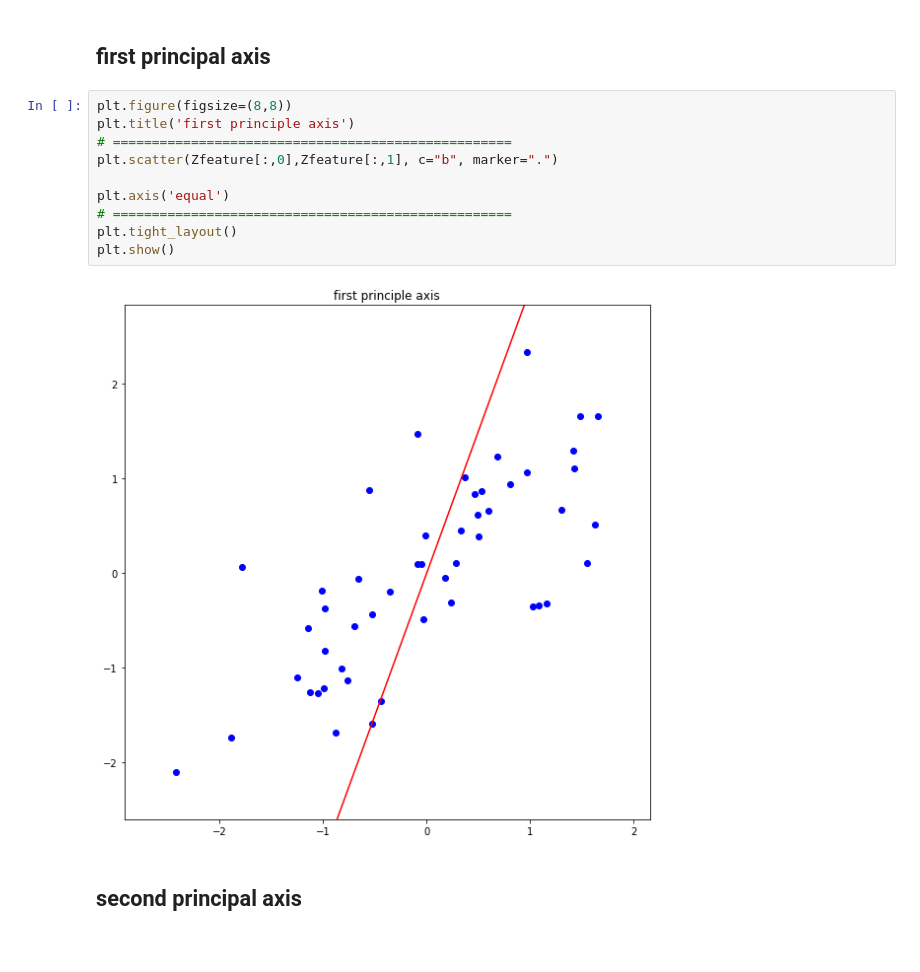
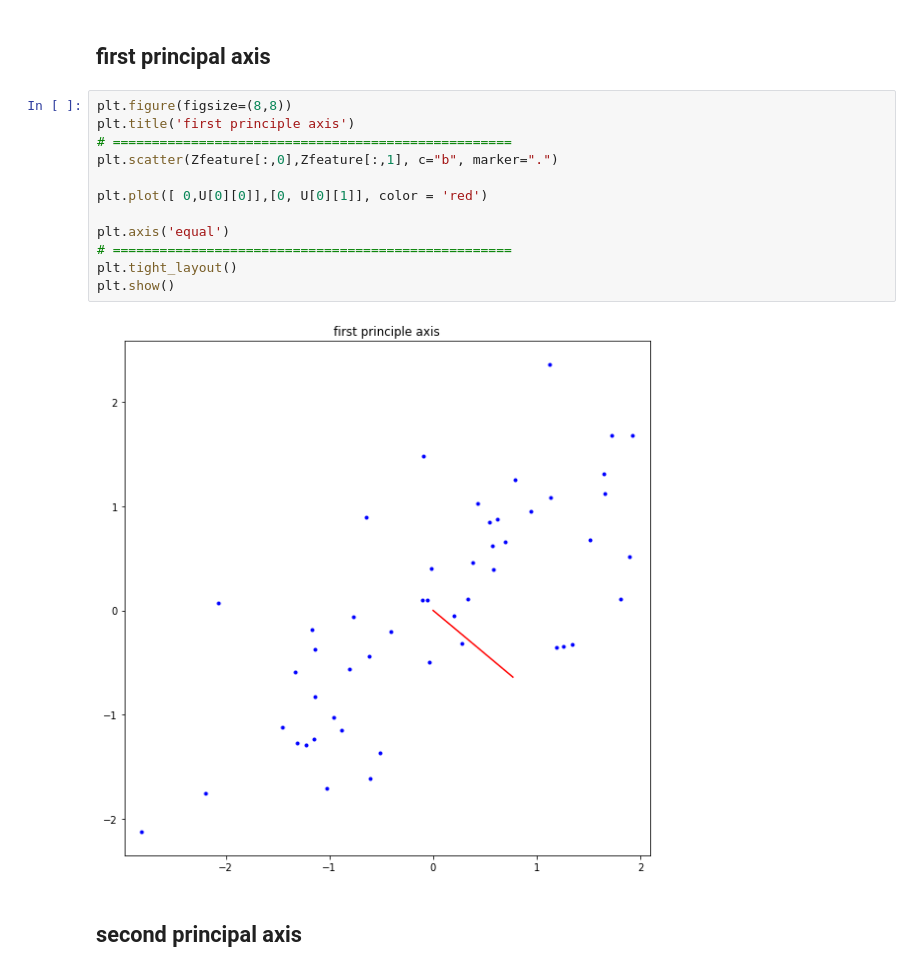
Before and after one commit to bobokyung/assignment-machine-learning, a Jupyter notebook: assignment12/assignment_12.ipynb, the cells around one changed output. Saved outputs shown, nothing was run; the diff lists cells and outputs as text.

```diff
--- a/assignment12/assignment_12.ipynb
+++ b/assignment12/assignment_12.ipynb
@@ -110,15 +110,17 @@ plt.show()
 # %%
 plt.figure(figsize=(8,8))
 plt.title('first principle axis')
 # ===================================================
 plt.scatter(Zfeature[:,0],Zfeature[:,1], c="b", marker=".")
 
+plt.plot([ 0,U[0][0]],[0, U[0][1]], color = 'red')
+
 plt.axis('equal')
 # ===================================================
 plt.tight_layout()
 plt.show()
 # %% [output]
-[figure, old version]
+[figure, new version]
 # %% [markdown]
 ## second principal axis
 # %%
```
Also changed, not shown: parts of 8 cells of this notebook.
